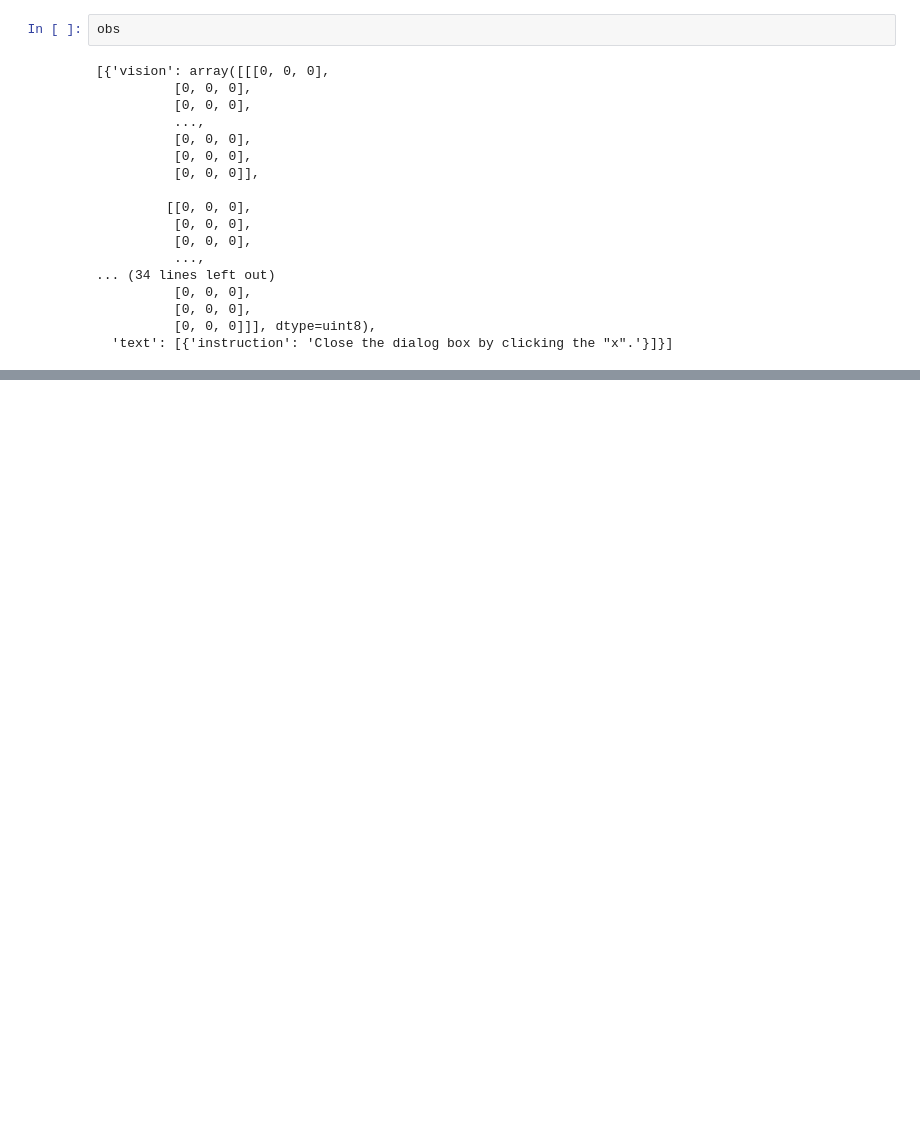
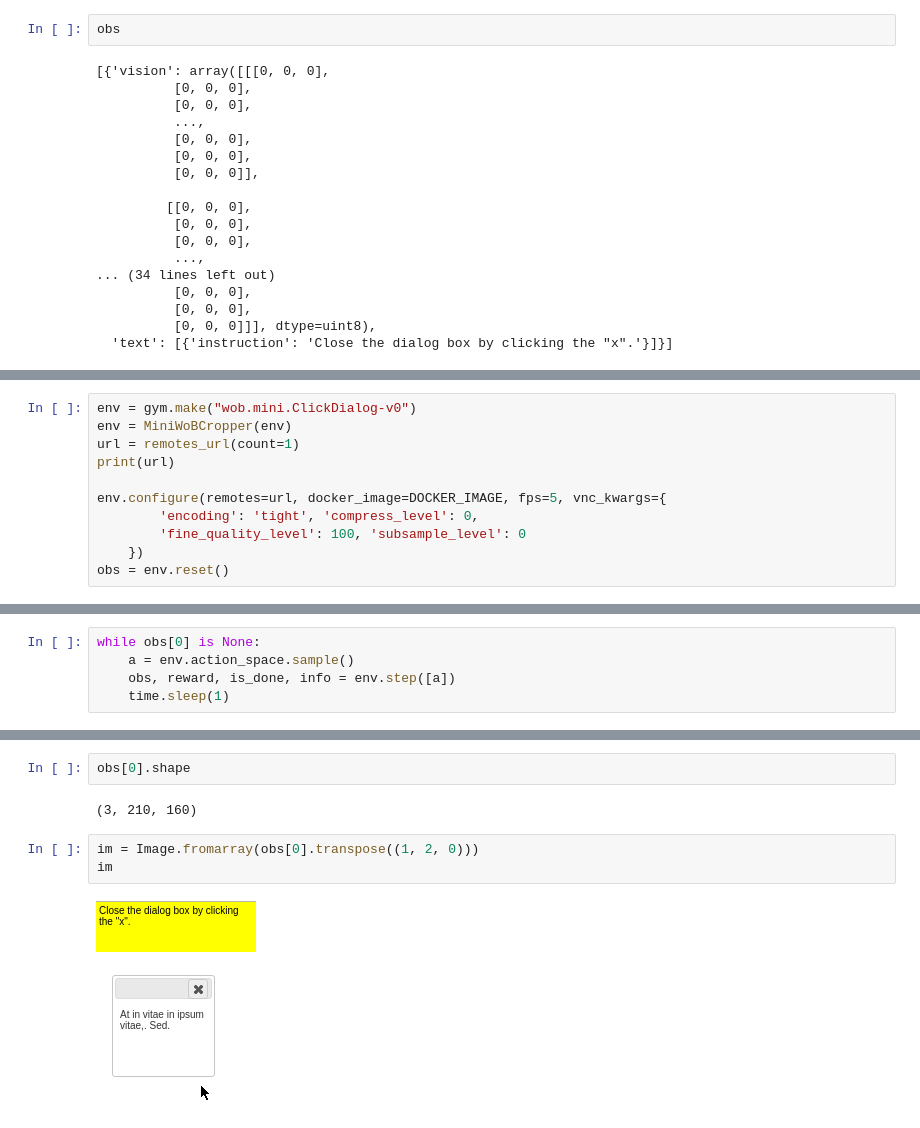
Before and after one commit to yfletberliac/rlss-2019, a Jupyter notebook: labs/MiniWoB/01_miniwob_baseline.ipynb, the cells around one changed output, grey strips where cells are left out. Cells and saved outputs as stored; diff of their text form; blank space fills up the shorter version.

Commit message:
Action and observation spaces section

```diff
--- a/labs/MiniWoB/01_miniwob_baseline.ipynb
+++ b/labs/MiniWoB/01_miniwob_baseline.ipynb
@@ -209,0 +244,11 @@ As you can see, image is not cropped which is not very convenient
+# %%
+env = gym.make("wob.mini.ClickDialog-v0")
+env = MiniWoBCropper(env)
+url = remotes_url(count=1)
+print(url)
+
+env.configure(remotes=url, docker_image=DOCKER_IMAGE, fps=5, vnc_kwargs={
+        'encoding': 'tight', 'compress_level': 0,
+        'fine_quality_level': 100, 'subsample_level': 0
+    })
+obs = env.reset()
@@ -209,0 +263,5 @@ As you can see, image is not cropped which is not very convenient
+# %%
+while obs[0] is None:
+    a = env.action_space.sample()
+    obs, reward, is_done, info = env.step([a])
+    time.sleep(1)
@@ -209,0 +290,9 @@ As you can see, image is not cropped which is not very convenient
+# %%
+obs[0].shape
+# %% [output]
+(3, 210, 160)
+# %%
+im = Image.fromarray(obs[0].transpose((1, 2, 0)))
+im
+# %% [output]
+[figure, added]
```
Also changed, not shown: parts of 30 cells of this notebook, 2 other files.
